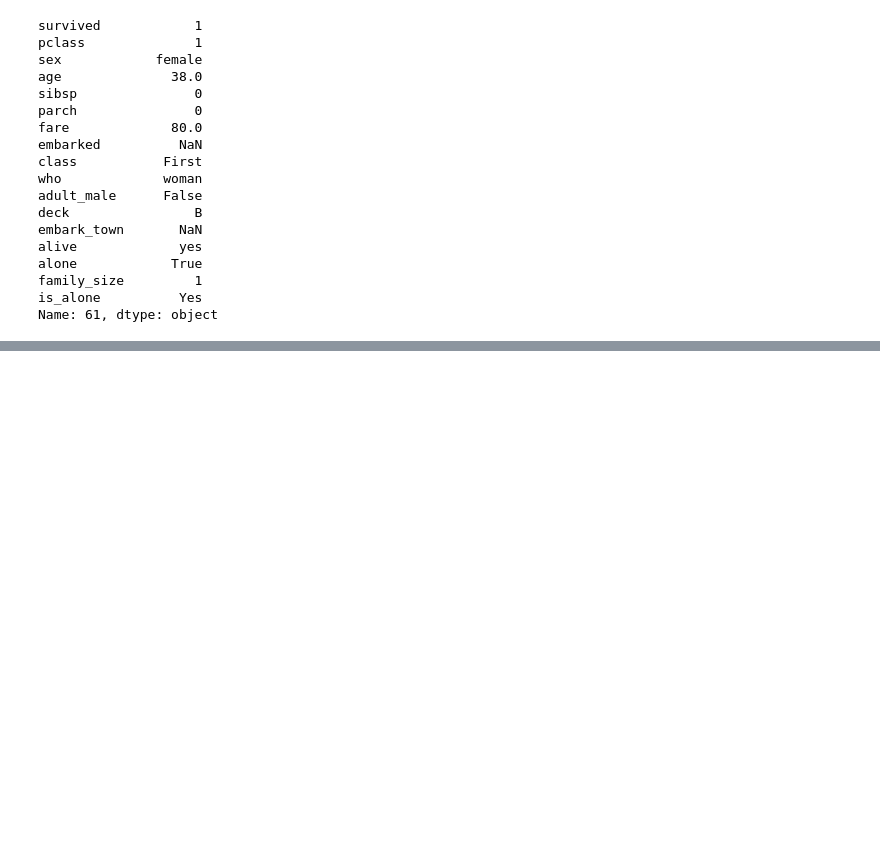
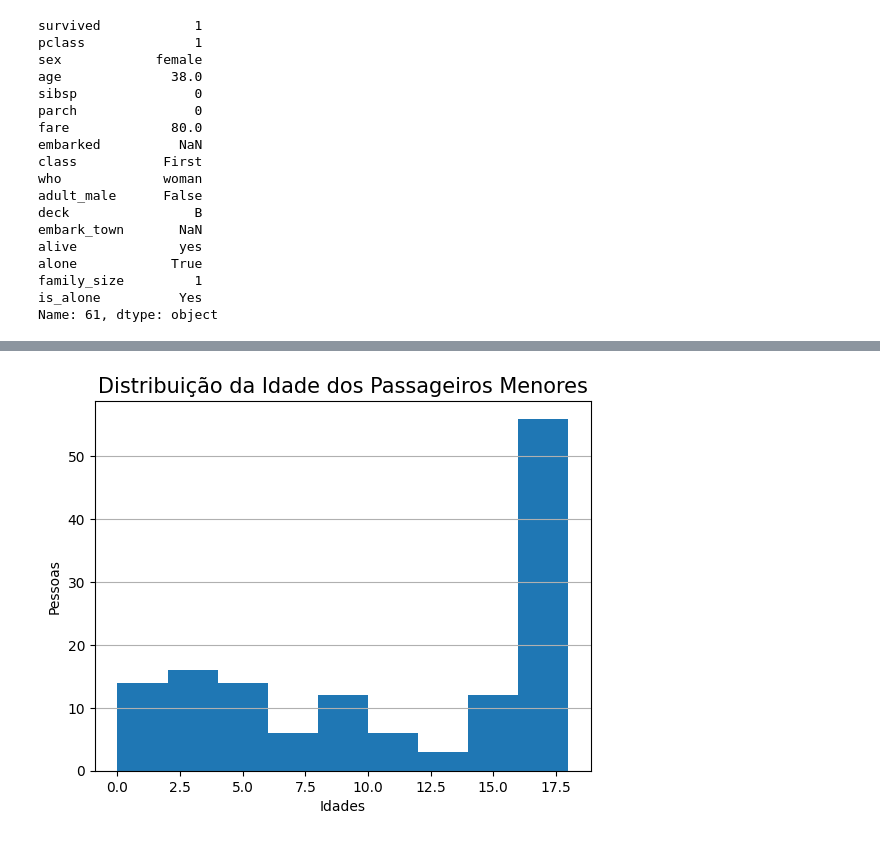
Before and after one commit to Didass7/DataScienceTraining, a Jupyter notebook: notebooks/TitanicTraining4.ipynb, the cells around one changed output, grey strips where cells are left out. Drawn from its saved outputs; the diff is of its cells as text; code cells hidden in the pictures; blank space fills up the shorter version.

```diff
--- a/notebooks/TitanicTraining4.ipynb
+++ b/notebooks/TitanicTraining4.ipynb
@@ -393,0 +414,8 @@ df['embark_town']=df['embark_town'].fillna('Unknown')
+# %%
+plt.hist(df['age'], bins=[0,2,4,6,8,10,12,14,16,18])
+plt.title("Distribuição da Idade dos Passageiros Menores", fontsize=15)
+plt.xlabel("Idades")
+plt.ylabel("Pessoas")
+plt.grid(axis='y')
+# %% [output]
+[figure, added]
```
Also changed, not shown: parts of 4 cells of this notebook, 1 other file.
